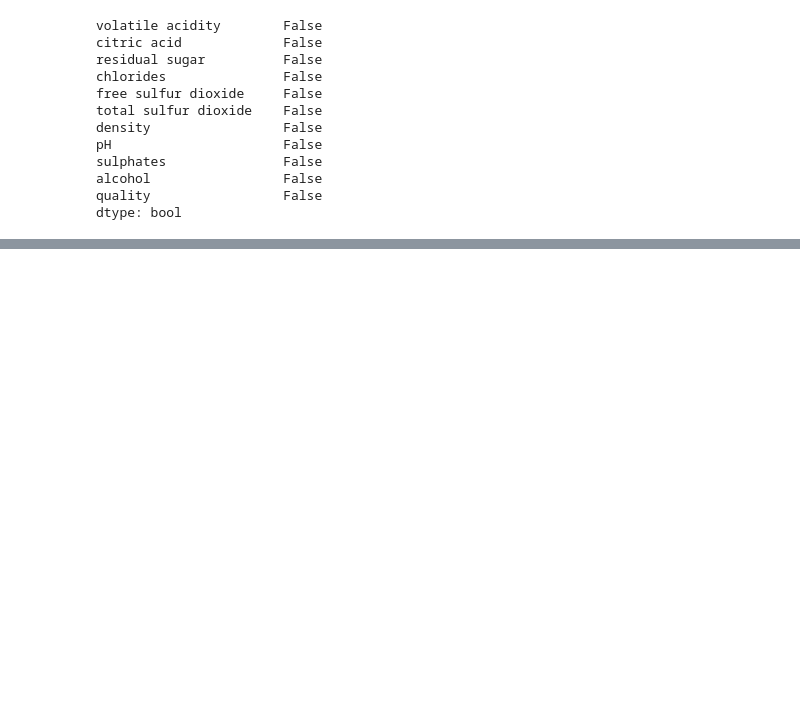
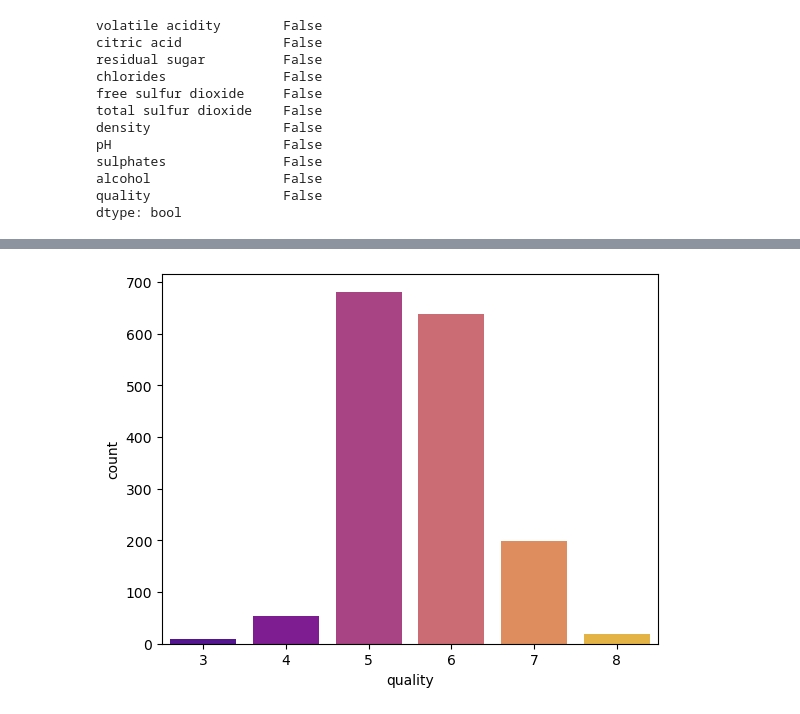
Before and after one commit to Khatiakhokhiashvili/Red-Wine-Quality, a Jupyter notebook: Wine.ipynb, the cells around one changed output, grey strips where cells are left out. Drawn from its saved outputs; the diff is of its cells as text; code cells hidden in the pictures; blank space fills up the shorter version.

```diff
--- a/Wine.ipynb
+++ b/Wine.ipynb
@@ -104,0 +119,4 @@ plt.tight_layout()
+# %%
+sns.countplot(data=wine , x='quality' , palette=palette);
+# %% [output]
+[figure, added]
```
Also changed, not shown: parts of 7 cells of this notebook.
